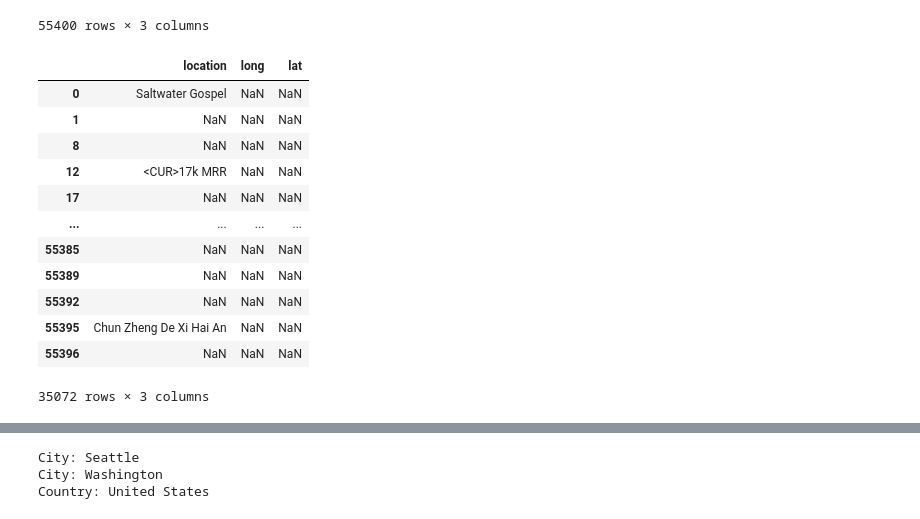
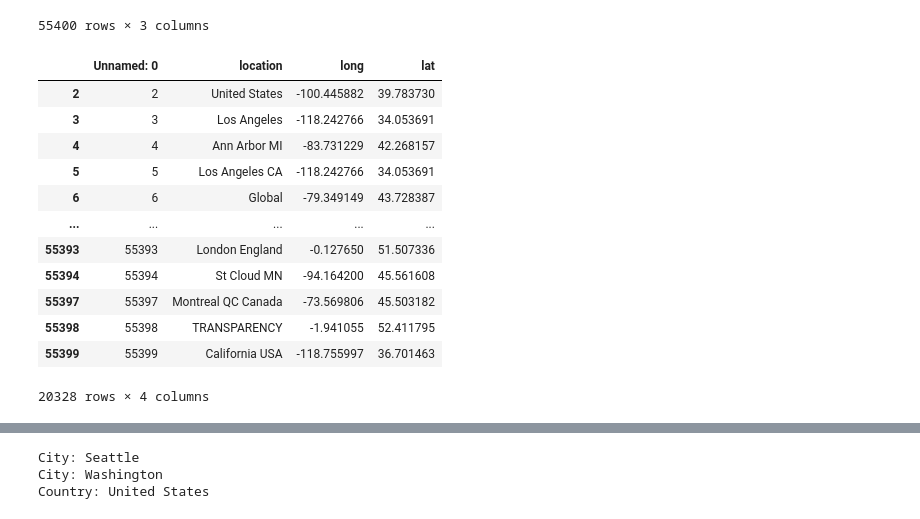
Before and after one commit to SreevaatsavB/Layoffs_analysis, a Jupyter notebook: Untitled.ipynb, the cells around one changed output, grey strips where cells are left out. Cells and saved outputs as stored; diff of their text form; code cells hidden in the pictures.

```diff
--- a/Untitled.ipynb
+++ b/Untitled.ipynb
@@ -4,9 +4,22 @@ from geopy.geocoders import Nominatim
 from geopy.exc import GeocoderTimedOut
 import time
 
-fp = '/Users/sreevaatsav/Downloads/only_locs_processed.csv'
+# fp = '/Users/sreevaatsav/Downloads/only_locs_processed.csv'
 
-location_df = pd.read_csv(fp)
+# location_df = pd.read_csv(fp)
 # %%
 # for loc in location_df.iloc[:100]["location"]:
 #     print(loc)
+geolocator = Nominatim(user_agent="http")
+
+
+Latitude = "25.594095"
+Longitude = "85.137566"
+
+
+# Longitude = "-100.445882"
+# Latitude = "39.783730"
+location = geolocator.reverse(Latitude+","+Longitude)
+
+# Display
+print(location)
@@ -114,20 +188,20 @@ coord_df
 | 55399 | California USA | -118.755997 | 36.701463 |
 55400 rows × 3 columns
 # %%
-coord_df[coord_df["long"].isna()]
+coord_df[coord_df["long"].isna() == False]
 # %% [output]
-|  | location | long | lat |
-| 0 | Saltwater Gospel | NaN | NaN |
-| 1 | NaN | NaN | NaN |
-| 8 | NaN | NaN | NaN |
-| 12 | <CUR>17k MRR | NaN | NaN |
-| 17 | NaN | NaN | NaN |
-| ... | ... | ... | ... |
-| 55385 | NaN | NaN | NaN |
-| 55389 | NaN | NaN | NaN |
-| 55392 | NaN | NaN | NaN |
-| 55395 | Chun Zheng De Xi Hai An | NaN | NaN |
-| 55396 | NaN | NaN | NaN |
+|  | Unnamed: 0 | location | long | lat |
+| 2 | 2 | United States | -100.445882 | 39.783730 |
+| 3 | 3 | Los Angeles | -118.242766 | 34.053691 |
+| 4 | 4 | Ann Arbor MI | -83.731229 | 42.268157 |
+| 5 | 5 | Los Angeles CA | -118.242766 | 34.053691 |
+| 6 | 6 | Global | -79.349149 | 43.728387 |
+| ... | ... | ... | ... | ... |
+| 55393 | 55393 | London England | -0.127650 | 51.507336 |
+| 55394 | 55394 | St Cloud MN | -94.164200 | 45.561608 |
+| 55397 | 55397 | Montreal QC Canada | -73.569806 | 45.503182 |
+| 55398 | 55398 | TRANSPARENCY | -1.941055 | 52.411795 |
+| 55399 | 55399 | California USA | -118.755997 | 36.701463 |
-35072 rows × 3 columns
+20328 rows × 4 columns
 # %%
 coord_df.to_csv("locations_tweets.csv")
```
Also changed, not shown: parts of 19 cells of this notebook, 3 other files.
